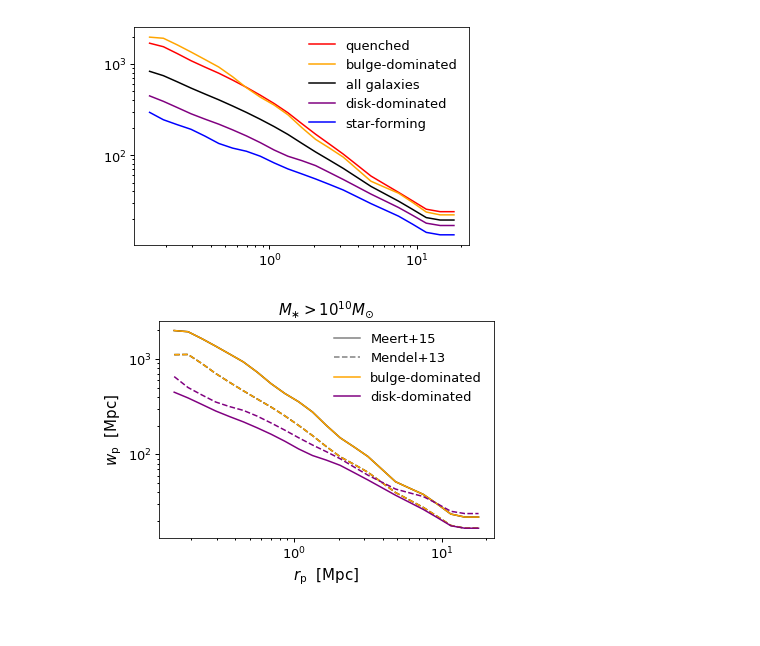
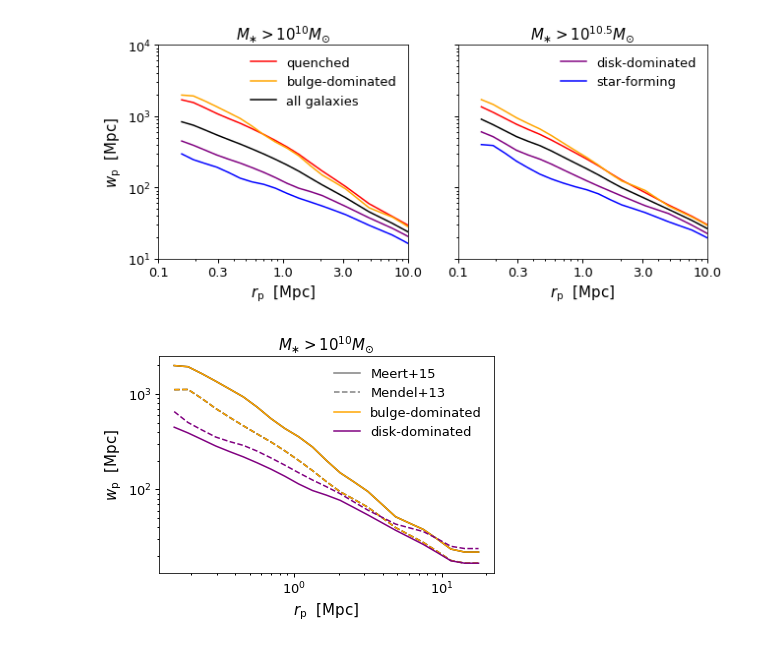
Before and after one commit to aphearin/galsize_models, a Jupyter notebook: notebooks/plot_sdss_size_morphology_clustering.ipynb, the cells around one changed output. Cells and saved outputs as stored; diff of their text form; code cells hidden in the pictures.

Commit message:
Updated notebook plotting clustering

```diff
--- a/notebooks/plot_sdss_size_morphology_clustering.ipynb
+++ b/notebooks/plot_sdss_size_morphology_clustering.ipynb
@@ -57,19 +102,49 @@ sdss_sm10p0_q_mendel13_disk_dom_wp = np.load(_wp_fname)
-# %%
-fig, ax = plt.subplots(1, 1)
-
-__=ax.loglog()
-
-__=ax.plot(rp[ifirst:], sdss_sm10p0_q_wp[ifirst:], color='red', label='quenched')
-__=ax.plot(rp[ifirst:], sdss_sm10p0_meert15_bulge_dom_wp[ifirst:], color='orange', label='bulge-dominated')
-
-__=ax.plot(rp[ifirst:], sdss_sm10p0_wp[ifirst:], color='k', label='all galaxies')
-
-__=ax.plot(rp[ifirst:], sdss_sm10p0_meert15_disk_dom_wp[ifirst:], color='purple', label='disk-dominated')
-__=ax.plot(rp[ifirst:], sdss_sm10p0_sf_wp[ifirst:], color='blue', label='star-forming')
-
-leg = ax.legend()
-# %% [output]
-[figure, removed]
+# %%
+fig, (ax1, ax2) = plt.subplots(1, 2, sharex=True, sharey=True,
+                              figsize=(10, 4))
+
+__=ax1.loglog(); __=ax2.loglog()
+
+__=ax1.plot(rp[ifirst:], sdss_sm10p0_q_wp[ifirst:], color='red', label='quenched')
+__=ax1.plot(rp[ifirst:], sdss_sm10p0_meert15_bulge_dom_wp[ifirst:], color='orange', label='bulge-dominated')
+__=ax1.plot(rp[ifirst:], sdss_sm10p0_wp[ifirst:], color='k', label='all galaxies')
+__=ax1.plot(rp[ifirst:], sdss_sm10p0_meert15_disk_dom_wp[ifirst:], color='purple')
+__=ax1.plot(rp[ifirst:], sdss_sm10p0_sf_wp[ifirst:], color='blue')
+
+__=ax2.plot(rp[ifirst:], sdss_sm10p5_q_wp[ifirst:], color='red')
+__=ax2.plot(rp[ifirst:], sdss_sm10p5_meert15_bulge_dom_wp[ifirst:], color='orange')
+__=ax2.plot(rp[ifirst:], sdss_sm10p5_wp[ifirst:], color='k')
+__=ax2.plot(rp[ifirst:], sdss_sm10p5_meert15_disk_dom_wp[ifirst:], color='purple', label='disk-dominated')
+__=ax2.plot(rp[ifirst:], sdss_sm10p5_sf_wp[ifirst:], color='blue', label='star-forming')
+
+leg1 = ax1.legend(); leg2 = ax2.legend()
+
+xmin, xmax = 0.1, 10
+ymin, ymax = 10, 10000
+xlim1 = ax1.set_xlim(xmin, xmax)
+xlim2 = ax2.set_xlim(xmin, xmax)
+ylim1 = ax1.set_ylim(ymin, ymax)
+ylim2 = ax2.set_ylim(ymin, ymax)
+
+ax1.set_xticks((0.1, 0.3, 1, 3, 10))
+ax1.get_xaxis().set_major_formatter(ticker.ScalarFormatter())
+ax1.get_xaxis().set_minor_formatter(ticker.NullFormatter())
+ax2.set_xticks((0.1, 0.3, 1, 3, 10))
+ax2.get_xaxis().set_major_formatter(ticker.ScalarFormatter())
+ax2.get_xaxis().set_minor_formatter(ticker.NullFormatter())
+
+title1 = ax1.set_title(r'$M_{\ast} > 10^{10}M_{\odot}$')
+xlabel1 = ax1.set_xlabel(r'$r_{\rm p}$  $[{\rm Mpc}]$')
+ylabel1 = ax1.set_ylabel(r'$w_{\rm p}$  $[{\rm Mpc}]$')
+
+title2 = ax2.set_title(r'$M_{\ast} > 10^{10.5}M_{\odot}$')
+xlabel2 = ax2.set_xlabel(r'$r_{\rm p}$  $[{\rm Mpc}]$')
+
+
+figname = 'bt_vs_ssfr_clustering_sdss.pdf'
+fig.savefig(figname, bbox_extra_artists=[xlabel1, ylabel1], bbox_inches='tight')
+# %% [output]
+[figure, added]
 # %%
 
 fig, ax = plt.subplots(1, 1)
```
Also changed, not shown: parts of 3 cells of this notebook.
